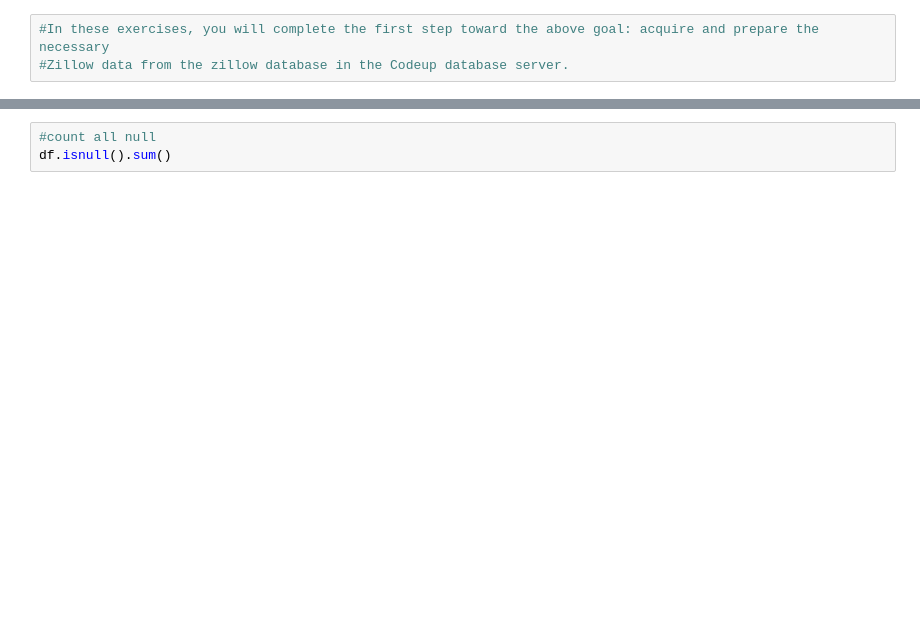
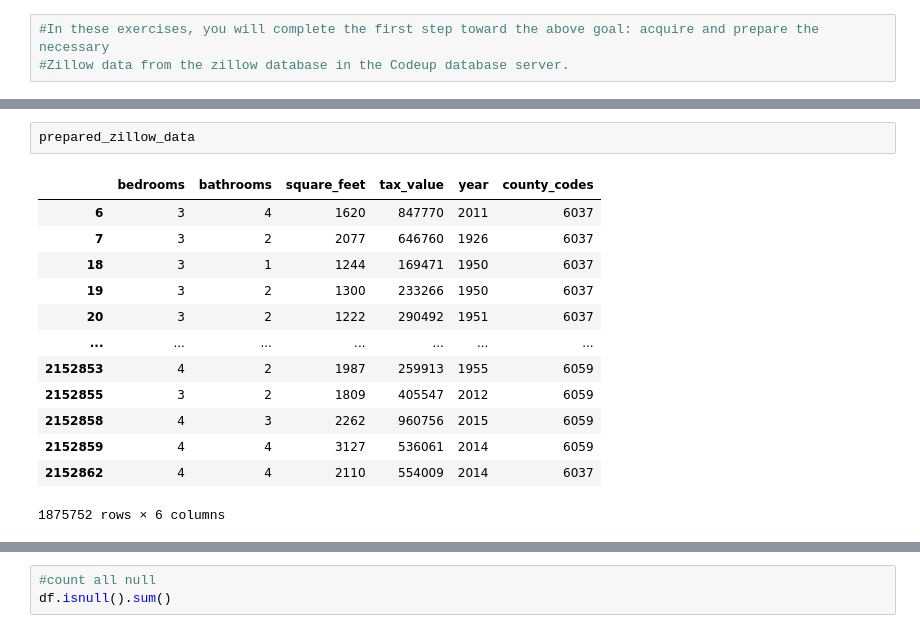
Before and after one commit to hrodjr/regression-exercises, a Jupyter notebook: zillow_exercise_acquire_prepare.ipynb, the cells around one changed output, grey strips where cells are left out. Drawn from its saved outputs; the diff is of its cells as text; blank space fills up the shorter version.

```diff
--- a/zillow_exercise_acquire_prepare.ipynb
+++ b/zillow_exercise_acquire_prepare.ipynb
@@ -24,0 +18,16 @@ import wrangle #acquire and prepare module
+# %%
+prepared_zillow_data
+# %% [output]
+|  | bedrooms | bathrooms | square_feet | tax_value | year | county_codes |
+| 6 | 3 | 4 | 1620 | 847770 | 2011 | 6037 |
+| 7 | 3 | 2 | 2077 | 646760 | 1926 | 6037 |
+| 18 | 3 | 1 | 1244 | 169471 | 1950 | 6037 |
+| 19 | 3 | 2 | 1300 | 233266 | 1950 | 6037 |
+| 20 | 3 | 2 | 1222 | 290492 | 1951 | 6037 |
+| ... | ... | ... | ... | ... | ... | ... |
+| 2152853 | 4 | 2 | 1987 | 259913 | 1955 | 6059 |
+| 2152855 | 3 | 2 | 1809 | 405547 | 2012 | 6059 |
+| 2152858 | 4 | 3 | 2262 | 960756 | 2015 | 6059 |
+| 2152859 | 4 | 4 | 3127 | 536061 | 2014 | 6059 |
+| 2152862 | 4 | 4 | 2110 | 554009 | 2014 | 6037 |
+1875752 rows × 6 columns
```
Also changed, not shown: parts of 18 cells of this notebook, 1 other file.
